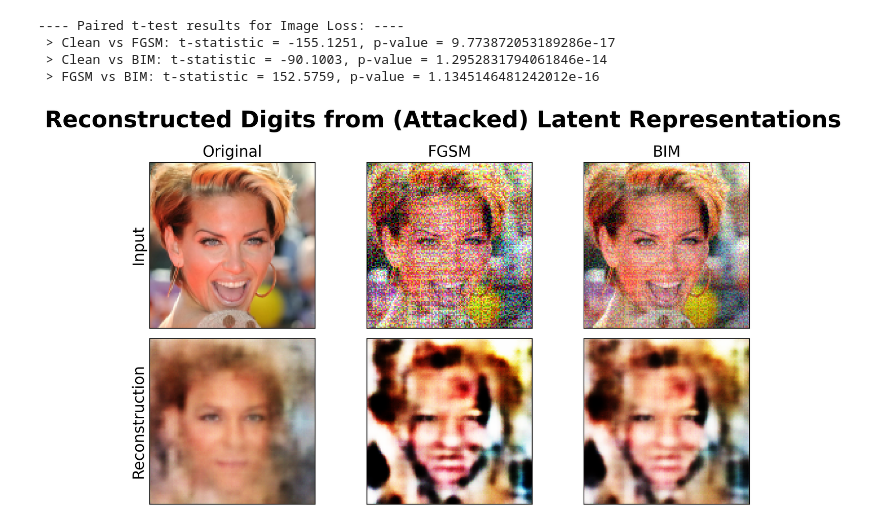
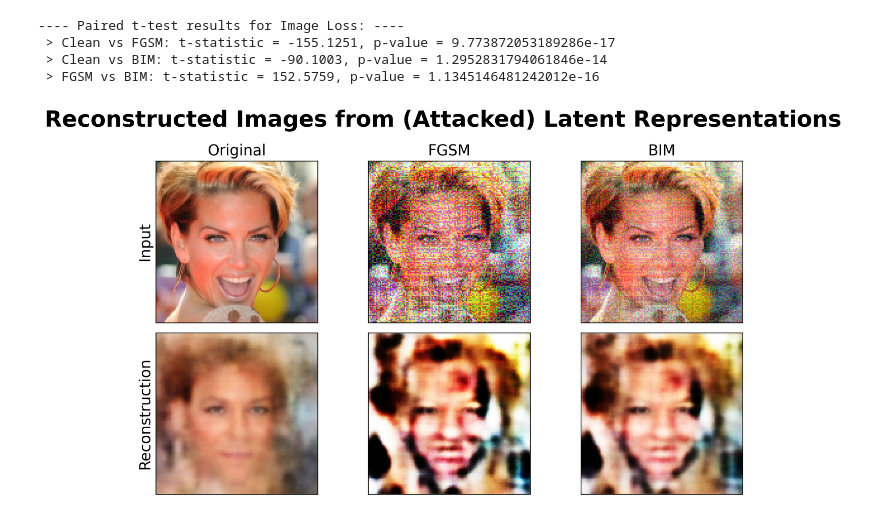
Before and after one commit to ClarysseArthur/VUB-MT-Development, a Jupyter notebook: Models/GenRKM-MMCelebHQ-V3/Attack-A.ipynb, the cells around one changed output. Drawn from its saved outputs; the diff is of its cells as text; code cells hidden in the pictures.

```diff
--- a/Models/GenRKM-MMCelebHQ-V3/Attack-A.ipynb
+++ b/Models/GenRKM-MMCelebHQ-V3/Attack-A.ipynb
@@ -687,32 +687,32 @@ print(f' > FGSM vs BIM: t-statistic = {F_B_im_test.statistic:.4f}, p-value = {F_
 fig, axes = plt.subplots(2, 3, figsize=(10, 6), dpi=300)
 
 # Row labels
 axes[0, 0].set_ylabel('Input', fontsize=16)
 axes[1, 0].set_ylabel('Reconstruction', fontsize=16)
 
 # Column titles
 axes[0, 0].set_title('Original', fontsize=16)
 axes[0, 1].set_title('FGSM', fontsize=16)
 axes[0, 2].set_title('BIM', fontsize=16)
 
 # Images
 axes[0, 0].imshow(all_data_im[0].permute(1, 2, 0).cpu().numpy())
 axes[0, 1].imshow(adv_batches_fgsm_I[0][0].permute(1, 2, 0).cpu().numpy())
 axes[0, 2].imshow(adv_batches_bim_I[0][0].permute(1, 2, 0).cpu().numpy())
 
 axes[1, 0].imshow(im_de_1V[0][0].permute(1, 2, 0).cpu().numpy())
 axes[1, 1].imshow(fgsm_xs_tilde[0][0].permute(1, 2, 0).cpu().numpy())
 axes[1, 2].imshow(bim_xs_tilde[0][0].permute(1, 2, 0).cpu().numpy())
 
 # Remove ticks, but keep y-axis titles
 for ax in axes.ravel():
     ax.set_xticks([])
     ax.set_yticks([])
     ax.tick_params(left=False, bottom=False)
 
-plt.suptitle(f'Reconstructed Digits from (Attacked) Latent Representations', fontsize=24, fontweight='bold')
+plt.suptitle(f'Reconstructed Images from (Attacked) Latent Representations', fontsize=24, fontweight='bold')
 plt.tight_layout()
 plt.savefig(f'./img/Attack-A-Visualization-{model}.png', bbox_inches='tight', dpi=300)
 plt.show()
 # %% [output]
-[figure, old version]
+[figure, new version]
```
Also changed, not shown: parts of 1 cell of this notebook, 12 other files.
